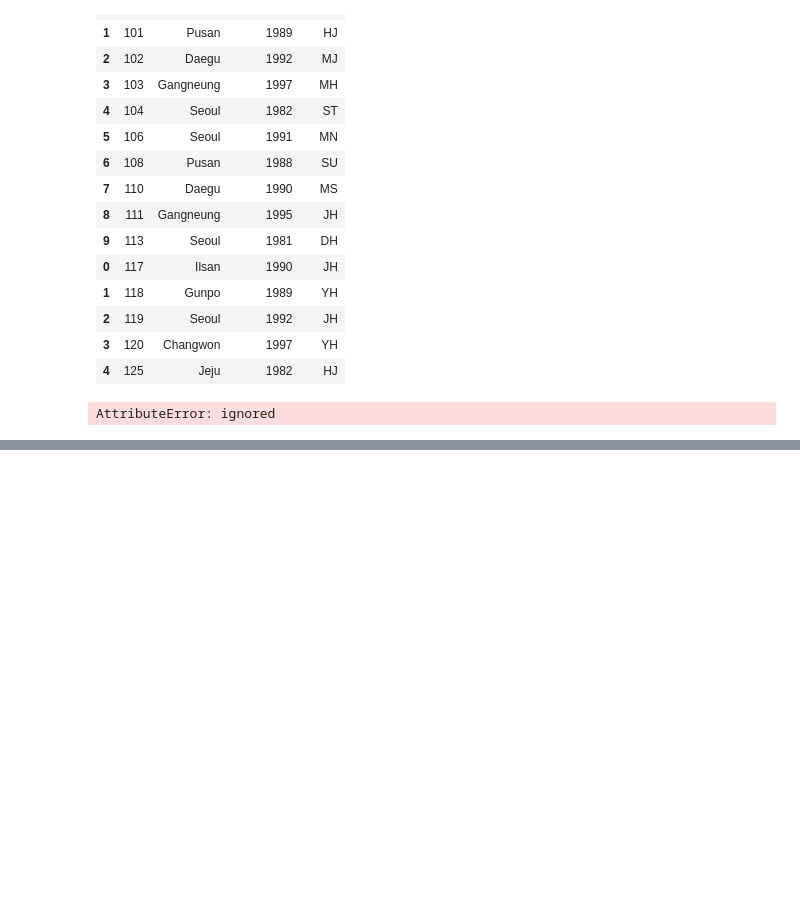
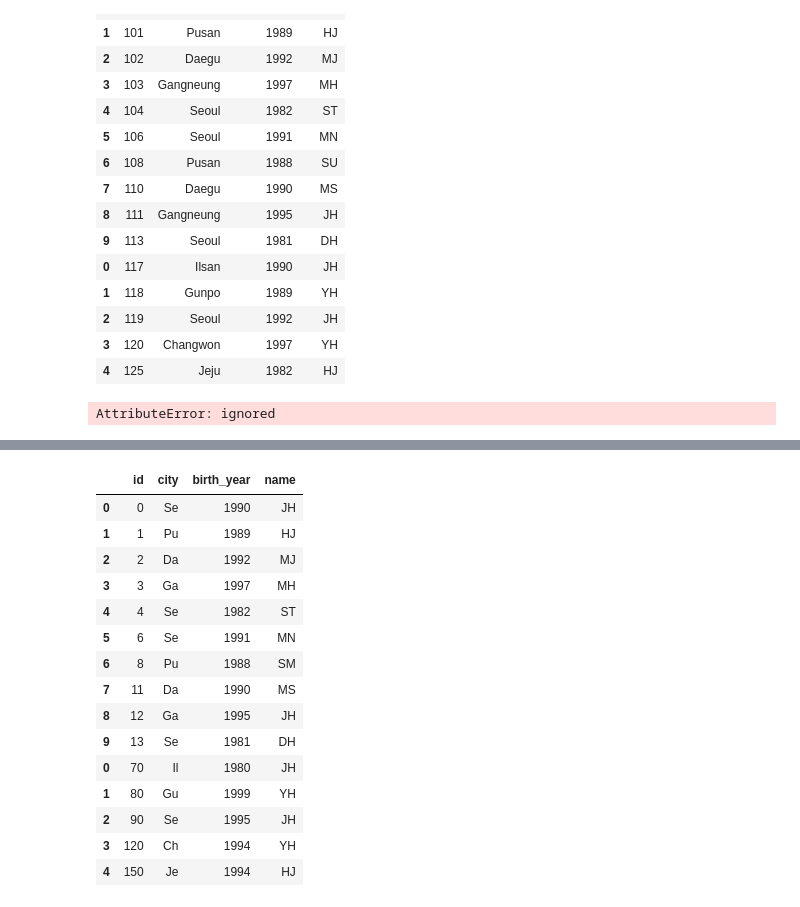
Before and after one commit to MMM-Sci/python_prac, a Jupyter notebook: CH6_Pandas.ipynb, the cells around one changed output, grey strips where cells are left out. Cells and saved outputs as stored; diff of their text form; code cells hidden in the pictures; blank space fills up the shorter version.

```diff
--- a/CH6_Pandas.ipynb
+++ b/CH6_Pandas.ipynb
@@ -355,0 +421,11 @@ AttributeError: ignored
+# %%
+# p.174 Practice 6-6
+
+data6 = {
+    'id'         : ['70',   '80',   '90',   '120',  '150'],
+    'city'       : ['Il',   'Gu',   'Se',   'Ch',   'Je'],
+    'birth_year' : [1980,   1999,   1995,   1994,   1994],
+    'name'       : ['JH',   'YH',   'JH',   'YH',   'HJ']
+    }
+df6 = pd.DataFrame(data6)
+df6
@@ -355,0 +439,19 @@ AttributeError: ignored
+# %%
+pd.concat([df4, df6])
+# %% [output]
+|  | id | city | birth_year | name |
+| 0 | 0 | Se | 1990 | JH |
+| 1 | 1 | Pu | 1989 | HJ |
+| 2 | 2 | Da | 1992 | MJ |
+| 3 | 3 | Ga | 1997 | MH |
+| 4 | 4 | Se | 1982 | ST |
+| 5 | 6 | Se | 1991 | MN |
+| 6 | 8 | Pu | 1988 | SM |
+| 7 | 11 | Da | 1990 | MS |
+| 8 | 12 | Ga | 1995 | JH |
+| 9 | 13 | Se | 1981 | DH |
+| 0 | 70 | Il | 1980 | JH |
+| 1 | 80 | Gu | 1999 | YH |
+| 2 | 90 | Se | 1995 | JH |
+| 3 | 120 | Ch | 1994 | YH |
+| 4 | 150 | Je | 1994 | HJ |
```
Also changed, not shown: parts of 27 cells of this notebook.
